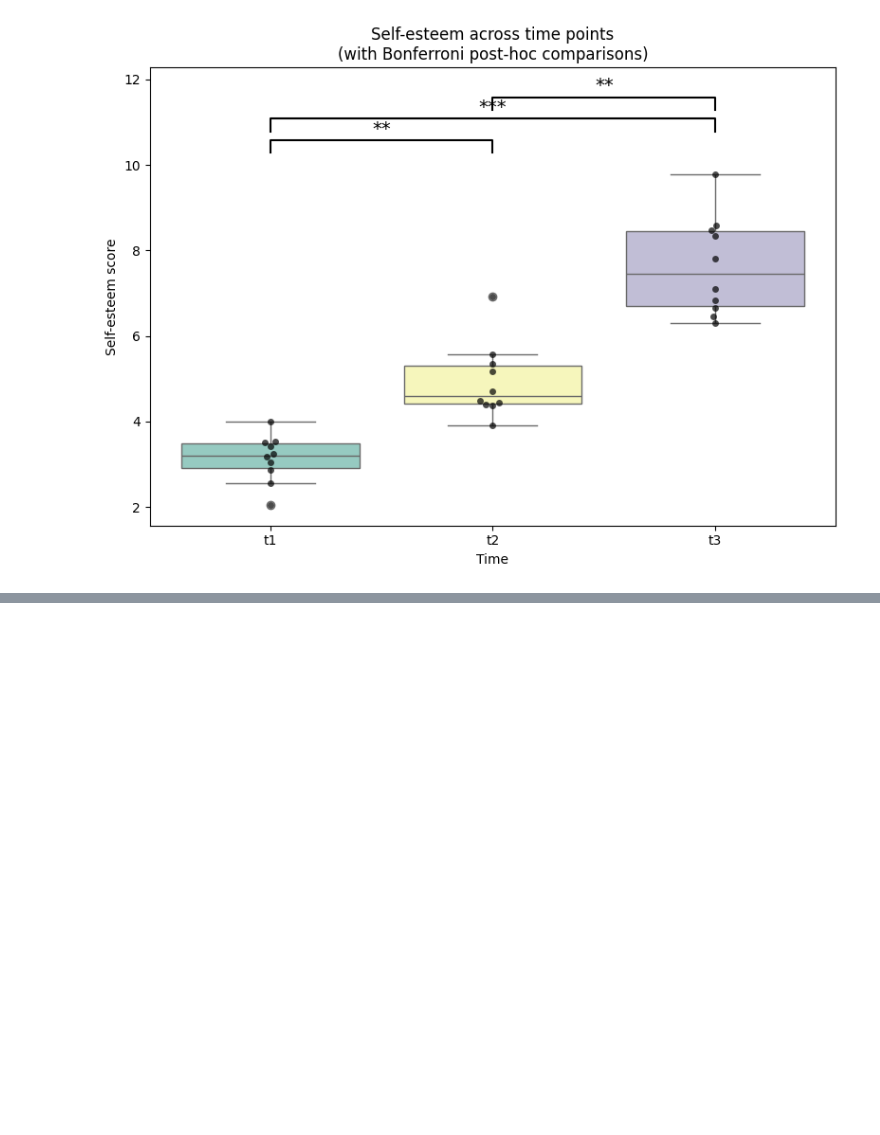
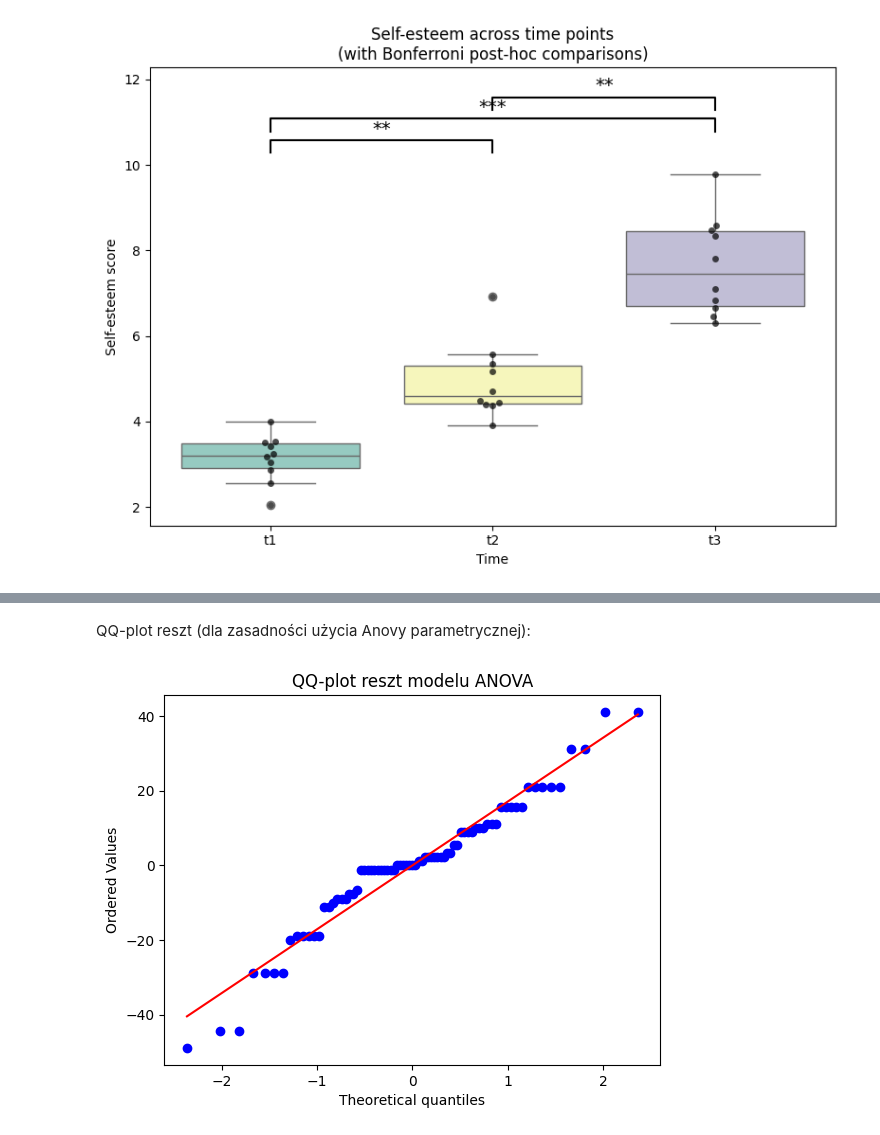
Before and after one commit to rk404/sadKF, a Jupyter notebook: 14-testy_anova.ipynb, the cells around one changed output, grey strips where cells are left out. Saved outputs shown, nothing was run; the diff lists cells and outputs as text; code cells hidden in the pictures; blank space fills up the shorter version.

Commit message:
anova

```diff
--- a/14-testy_anova.ipynb
+++ b/14-testy_anova.ipynb
@@ -725,0 +809,7 @@ Czynniki te pełnią rolę zmiennych moderujących, czyli takich, które mogą w
+# %%
+import statsmodels.api as sm
+from statsmodels.formula.api import ols
+
+model = ols("calories ~ shelf * fiber_group", data=df).fit()
+anova_table = sm.stats.anova_lm(model, typ=2)
+anova_table
@@ -725,0 +845,12 @@ Czynniki te pełnią rolę zmiennych moderujących, czyli takich, które mogą w
+# %% [markdown]
+QQ-plot reszt (dla zasadności użycia Anovy parametrycznej):
+# %%
+import scipy.stats as stats
+import numpy as np
+res = model.resid
+
+stats.probplot(res, dist="norm", plot=plt)
+plt.title("QQ-plot reszt modelu ANOVA")
+plt.show()
+# %% [output]
+[figure, added]
```
Also changed, not shown: parts of 53 cells of this notebook.
